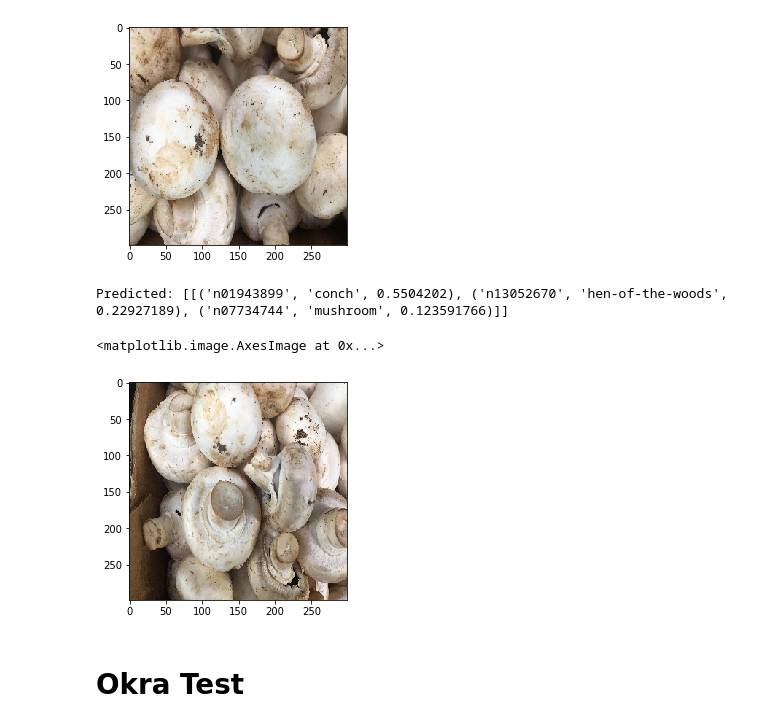
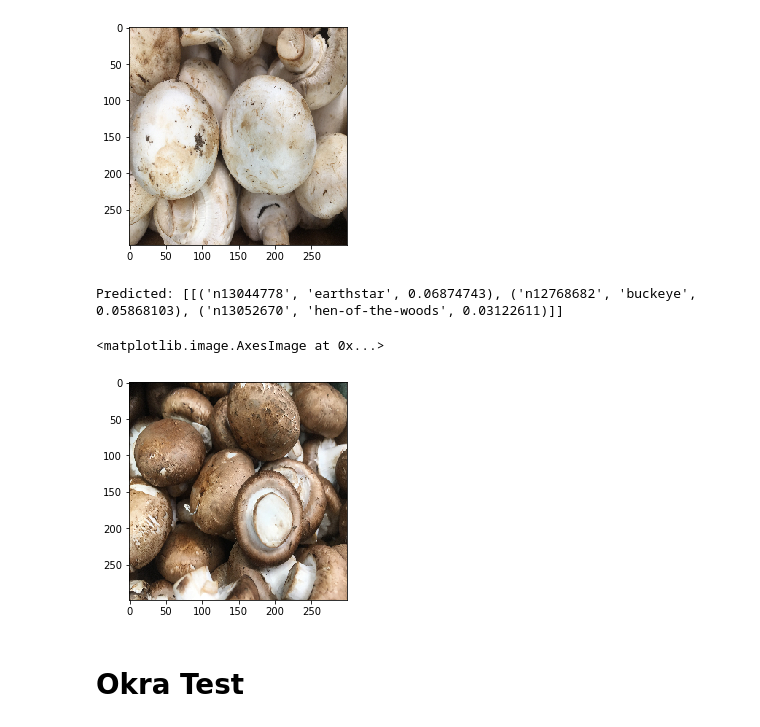
Before and after one commit to NormanLo4319/Shopping_App_Project, a Jupyter notebook: Final_project/food_test/Xception.ipynb, the cells around one changed output. Drawn from its saved outputs; the diff is of its cells as text; code cells hidden in the pictures.

```diff
--- a/Final_project/food_test/Xception.ipynb
+++ b/Final_project/food_test/Xception.ipynb
@@ -324,22 +324,22 @@ Predicted: [[('n07734744', 'mushroom', 0.6058218), ('n13052670', 'hen-of-the-woo
 # %%
 # Load the image and resize to the input dimensions that Xception
 # was trained with
-image_path = os.path.join("test_images", "mushrooms4.jpg")
+image_path = os.path.join("test_images", "mushrooms5.jpg")
 img = image.load_img(image_path, target_size=image_size)
 plt.imshow(img)
 # Preprocess image for model prediction
 # This step handles scaling and normalization for Xception
 x = image.img_to_array(img)
 x = np.expand_dims(x, axis=0)
 x = preprocess_input(x)
 # Make predictions
 predictions = model.predict(x)
 print('Predicted:', decode_predictions(predictions, top=3))
 plt.imshow(img)
 # %% [output]
-Predicted: [[('n01943899', 'conch', 0.5504202), ('n13052670', 'hen-of-the-woods', 0.22927189), ('n07734744', 'mushroom', 0.123591766)]]
+Predicted: [[('n13044778', 'earthstar', 0.06874743), ('n12768682', 'buckeye', 0.05868103), ('n13052670', 'hen-of-the-woods', 0.03122611)]]
 <matplotlib.image.AxesImage at 0x...>
-[figure, old version]
+[figure, new version]
 # %% [markdown]
 # Okra Test
 # %%
```
Also changed, not shown: parts of 3 cells of this notebook, 38 other files.
